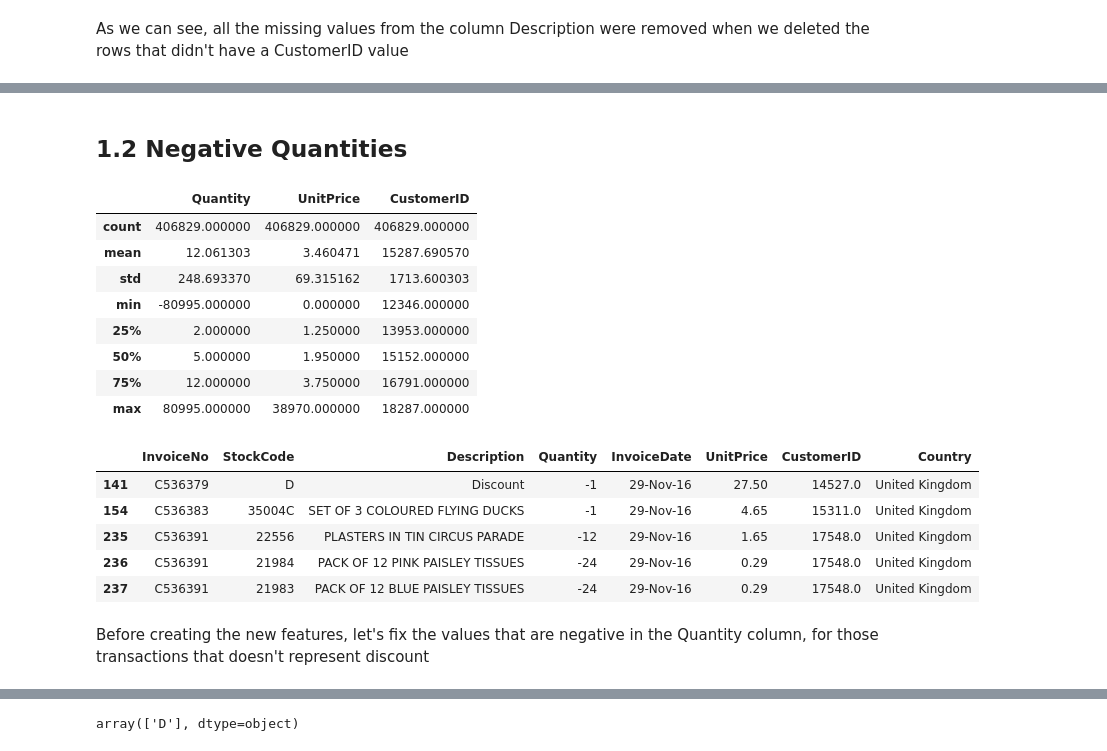
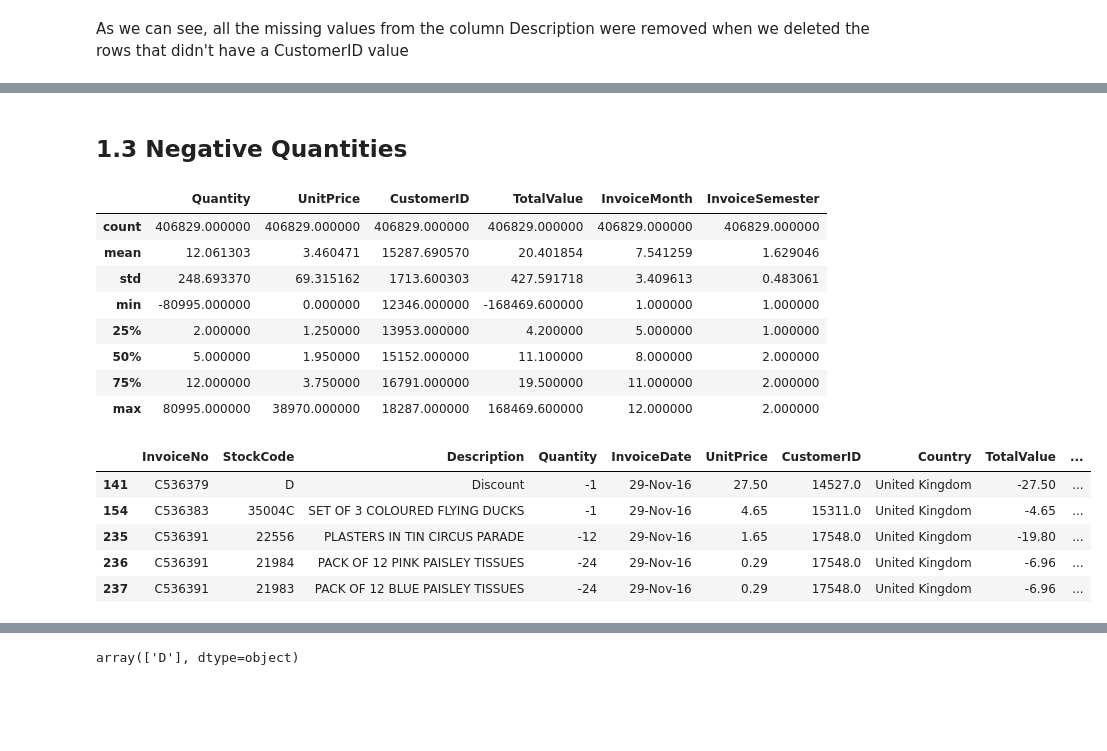
Before and after one commit to henriqueumeda/High-Value-Customers-Identification, a Jupyter notebook: Untitled.ipynb, the cells around one changed output, grey strips where cells are left out. Saved outputs shown, nothing was run; the diff lists cells and outputs as text; code cells hidden in the pictures; blank space fills up the shorter version.

```diff
--- a/Untitled.ipynb
+++ b/Untitled.ipynb
@@ -73,6 +77,6 @@ import numpy as np
 # %%
-df = pd.read_csv('csv/Ecommerce.csv', encoding='ISO-8859-1')
-df.head(10)
+df_inv = pd.read_csv('csv/Ecommerce.csv', encoding='ISO-8859-1')
+df_inv.head(10)
 # %% [output]
 |  | InvoiceNo | StockCode | Description | Quantity | InvoiceDate | UnitPrice | CustomerID | Country | Unnamed: 8 |
 | 0 | 536365 | 85123A | WHITE HANGING HEART T-LIGHT HOLDER | 6 | 29-Nov-16 | 2.55 | 17850.0 | United Kingdom | NaN |
@@ -159,9 +157,9 @@ dtype: int64
 * We can drop the Unnamed: 8 column, since it doesn't have any value
 * We can ignore the missing values from the column Description, because the column StockCode is a reference to the same product and doesn't have any missing values
 # %%
-df.drop('Unnamed: 8', axis=1, inplace=True)
-df.drop(df[df['CustomerID'].isnull()].index, inplace=True)
-df.head()
+df_inv.drop('Unnamed: 8', axis=1, inplace=True)
+df_inv.drop(df_inv[df_inv['CustomerID'].isnull()].index, inplace=True)
+df_inv.head()
 # %% [output]
 |  | InvoiceNo | StockCode | Description | Quantity | InvoiceDate | UnitPrice | CustomerID | Country |
 | 0 | 536365 | 85123A | WHITE HANGING HEART T-LIGHT HOLDER | 6 | 29-Nov-16 | 2.55 | 17850.0 | United Kingdom |
@@ -191,0 +197,6 @@ As we can see, all the missing values from the column Description were removed w
+# %%
+df_inv['TotalValue'] = df_inv['Quantity']*df_inv['UnitPrice']
+df_inv = pd.concat([df_inv, df_inv['InvoiceDate'].str.extract(r'(?P<InvoiceMonth>[A-Za-z]{3})-(?P<InvoiceYear>\d{2})')], axis=1)
+df_inv['InvoiceMonth'] = pd.to_datetime(df_inv.InvoiceMonth, format='%b').dt.month
+df_inv['InvoiceSemester'] = df_inv['InvoiceMonth'].apply(lambda x: 1 if x <= 6 else 2)
+df_inv.head()
@@ -192,25 +210,23 @@ As we can see, all the missing values from the column Description were removed w
 # %% [markdown]
-## 1.2 Negative Quantities <a class='anchor' id='1.2'></a>
+## 1.3 Negative Quantities <a class='anchor' id='1.3'></a>
 # %%
-df.describe()
+df_inv.describe()
 # %% [output]
-|  | Quantity | UnitPrice | CustomerID |
-| count | 406829.000000 | 406829.000000 | 406829.000000 |
-| mean | 12.061303 | 3.460471 | 15287.690570 |
-| std | 248.693370 | 69.315162 | 1713.600303 |
-| min | -80995.000000 | 0.000000 | 12346.000000 |
-| 25% | 2.000000 | 1.250000 | 13953.000000 |
-| 50% | 5.000000 | 1.950000 | 15152.000000 |
-| 75% | 12.000000 | 3.750000 | 16791.000000 |
-| max | 80995.000000 | 38970.000000 | 18287.000000 |
+|  | Quantity | UnitPrice | CustomerID | TotalValue | InvoiceMonth | InvoiceSemester |
+| count | 406829.000000 | 406829.000000 | 406829.000000 | 406829.000000 | 406829.000000 | 406829.000000 |
+| mean | 12.061303 | 3.460471 | 15287.690570 | 20.401854 | 7.541259 | 1.629046 |
+| std | 248.693370 | 69.315162 | 1713.600303 | 427.591718 | 3.409613 | 0.483061 |
+| min | -80995.000000 | 0.000000 | 12346.000000 | -168469.600000 | 1.000000 | 1.000000 |
+| 25% | 2.000000 | 1.250000 | 13953.000000 | 4.200000 | 5.000000 | 1.000000 |
+| 50% | 5.000000 | 1.950000 | 15152.000000 | 11.100000 | 8.000000 | 2.000000 |
+| 75% | 12.000000 | 3.750000 | 16791.000000 | 19.500000 | 11.000000 | 2.000000 |
+| max | 80995.000000 | 38970.000000 | 18287.000000 | 168469.600000 | 12.000000 | 2.000000 |
 # %%
-df[df['Quantity'] < 0].head()
+df_inv[df_inv['Quantity'] < 0].head()
 # %% [output]
-|  | InvoiceNo | StockCode | Description | Quantity | InvoiceDate | UnitPrice | CustomerID | Country |
-| 141 | C536379 | D | Discount | -1 | 29-Nov-16 | 27.50 | 14527.0 | United Kingdom |
-| 154 | C536383 | 35004C | SET OF 3 COLOURED FLYING DUCKS | -1 | 29-Nov-16 | 4.65 | 15311.0 | United Kingdom |
-| 235 | C536391 | 22556 | PLASTERS IN TIN CIRCUS PARADE | -12 | 29-Nov-16 | 1.65 | 17548.0 | United Kingdom |
-| 236 | C536391 | 21984 | PACK OF 12 PINK PAISLEY TISSUES | -24 | 29-Nov-16 | 0.29 | 17548.0 | United Kingdom |
-| 237 | C536391 | 21983 | PACK OF 12 BLUE PAISLEY TISSUES | -24 | 29-Nov-16 | 0.29 | 17548.0 | United Kingdom |
+|  | InvoiceNo | StockCode | Description | Quantity | InvoiceDate | UnitPrice | CustomerID | Country | TotalValue | ... |
+| 141 | C536379 | D | Discount | -1 | 29-Nov-16 | 27.50 | 14527.0 | United Kingdom | -27.50 | ... |
+| 154 | C536383 | 35004C | SET OF 3 COLOURED FLYING DUCKS | -1 | 29-Nov-16 | 4.65 | 15311.0 | United Kingdom | -4.65 | ... |
+| 235 | C536391 | 22556 | PLASTERS IN TIN CIRCUS PARADE | -12 | 29-Nov-16 | 1.65 | 17548.0 | United Kingdom | -19.80 | ... |
+| 236 | C536391 | 21984 | PACK OF 12 PINK PAISLEY TISSUES | -24 | 29-Nov-16 | 0.29 | 17548.0 | United Kingdom | -6.96 | ... |
+| 237 | C536391 | 21983 | PACK OF 12 BLUE PAISLEY TISSUES | -24 | 29-Nov-16 | 0.29 | 17548.0 | United Kingdom | -6.96 | ... |
-# %% [markdown]
-Before creating the new features, let's fix the values that are negative in the Quantity column, for those transactions that doesn't represent discount
```
Also changed, not shown: parts of 37 cells of this notebook.
